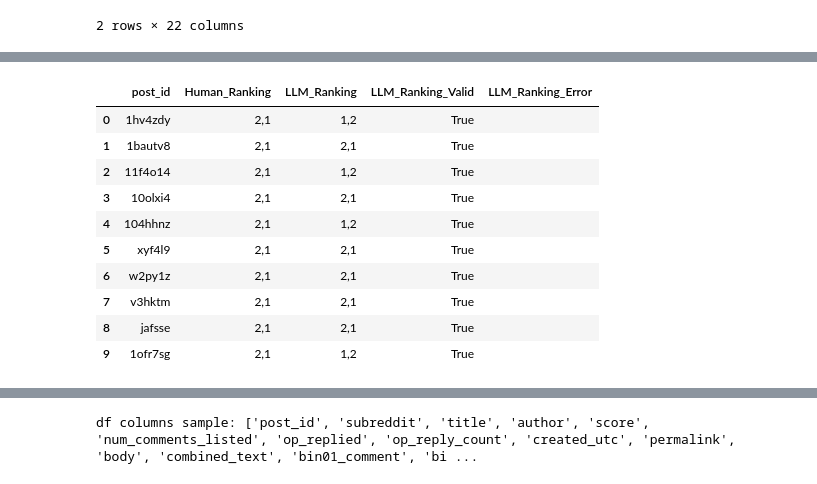
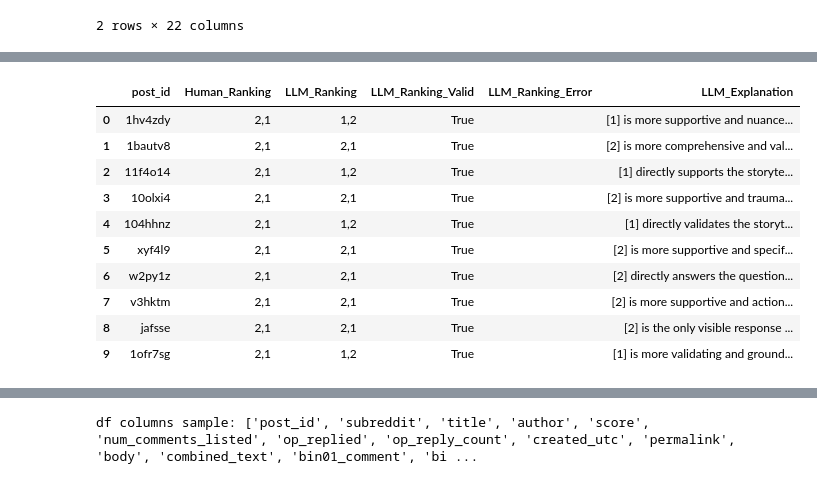
Before and after one commit to Sanjeev2601/ambivalent-stories, a Jupyter notebook: jupyter-notebooks/Ranking.ipynb, the cells around one changed output, grey strips where cells are left out. Cells and saved outputs as stored; diff of their text form; code cells hidden in the pictures.

Commit message:
Explanation in prompt and then IRA

```diff
--- a/jupyter-notebooks/Ranking.ipynb
+++ b/jupyter-notebooks/Ranking.ipynb
@@ -115,9 +106,9 @@ This means comment [1] is ranked 2nd, comment [2] is ranked 1st, comments [3] is
 NOTE : TIES ARE NOT ALLOWED.
 
 IMPORTANT OUTPUT FORMAT:
-Return EXACTLY one line in this format:
-Ranking: <your ranking>
-No extra text.
+Return EXACTLY these 2 lines (no extra lines, no blank lines):
+Ranking: <comma-separated permutation of 1..{n} in best-to-worst order>
+Explanation: <brief explanation>
 
 STORY:
 {story}
@@ -126,7 +117,7 @@ RESPONSES:
 {responses}
 """
 
-def build_prompt(story: str, comments: list[str]) -> str:
+def build_prompt(story: str, comments: list[str]) -> tuple[str, list[str]]:
     clean = []
     for c in comments:
         if c is None:
@@ -137,9 +128,10 @@ def build_prompt(story: str, comments: list[str]) -> str:
 
     responses_block = "\n".join([f"[{i}] {c}" for i, c in enumerate(clean, start=1)])
 
-    return PROMPT_TEMPLATE.format(
+    prompt = PROMPT_TEMPLATE.format(
         n=len(clean),
         story=str(story).strip(),
         responses=responses_block
     )
+    return prompt, clean
 # %%
@@ -285,26 +275,29 @@ MODEL OUTPUT: Ranking: 1,2
 # Initialize as string/object dtype to avoid FutureWarning
 df["Human_Ranking"] = pd.Series([None] * len(df), dtype="object")
 df["LLM_Ranking"] = pd.Series([None] * len(df), dtype="object")
+df["LLM_Explanation"] = pd.Series([None] * len(df), dtype="object")   # ✅ new
 df["LLM_Ranking_Error"] = pd.Series([None] * len(df), dtype="object")
 
 # bool column
-df["LLM_Ranking_Valid"] = False
+df["LLM_Ranking_Valid"] = pd.Series([False] * len(df), dtype="bool")  # ✅ explicit
 # %%
 START_ROW = 0
 END_ROW = len(df)          # whole file
 SLEEP_BETWEEN = 0.3        # pacing
 
-# Prepare output columns with string-safe dtypes
-df["Human_Ranking"] = ""
-df["LLM_Ranking"] = ""
-df["LLM_Ranking_Valid"] = False
-df["LLM_Ranking_Error"] = ""
-
 for idx in tqdm(range(START_ROW, END_ROW)):
     row = df.iloc[idx]
     story = get_story_text(row)
     comments = get_comments_list(row)
-    n = len(comments)
+
+    # If no story, skip LLM
+    if not story or str(story).strip() == "":
+        df.at[idx, "LLM_Ranking_Error"] = "Skipped (missing story text)"
+        continue
+
+    # Build prompt and use CLEANED comments count (this is what model sees)
+    prompt, comments_clean = build_prompt(story, comments)
+    n = len(comments_clean)
 
     # Human ranking in DESCENDING order: n,n-1,...,1
     if n > 0:
@@ -312,37 +305,43 @@ for idx in tqdm(range(START_ROW, END_ROW)):
     else:
         df.at[idx, "Human_Ranking"] = ""
 
-    # If no story, skip LLM
-    if not story or str(story).strip() == "":
-        df.at[idx, "LLM_Ranking_Error"] = "Skipped (missing story text)"
-        continue
-
     # If fewer than 2 comments, nothing to rank
     if n < 2:
         df.at[idx, "LLM_Ranking_Error"] = f"Skipped (n_comments_used={n})"
         continue
 
-    prompt = build_prompt(story, comments)
-
     try:
         raw = call_ranker(prompt)
-        parsed = parse_ranking_line(raw, n=n)
 
-        df.at[idx, "LLM_Ranking"] = parsed["ranking"] if parsed["ranking"] is not None else raw
+        ranking_line = extract_ranking_line(raw)
+        explanation_line = extract_explanation_line(raw)
+
+        parsed = parse_ranking_line(ranking_line, n=n)
+
+        df.at[idx, "LLM_Ranking"] = parsed["ranking"] if parsed["ranking"] is not None else ""
         df.at[idx, "LLM_Ranking_Valid"] = bool(parsed["valid"])
         df.at[idx, "LLM_Ranking_Error"] = parsed["error"] if parsed["error"] else ""
 
-        if not parsed["valid"] and (df.at[idx, "LLM_Ranking"] == "" or str(df.at[idx, "LLM_Ranking"]).lower() == "nan"):
-            df.at[idx, "LLM_Ranking"] = raw
+        # store explanation (strip the label)
+        if explanation_line:
+            df.at[idx, "LLM_Explanation"] = explanation_line.split(":", 1)[1].strip()
+        else:
+            df.at[idx, "LLM_Explanation"] = ""
+
+        # If parsing failed, keep raw output for debugging (optional)
+        if not parsed["valid"]:
+            # store the raw output somewhere useful
+            if df.at[idx, "LLM_Ranking"] == "":
+                df.at[idx, "LLM_Ranking"] = ranking_line  # at least keep what we tried to parse
 
     except Exception as e:
         df.at[idx, "LLM_Ranking_Error"] = str(e)
 
     time.sleep(SLEEP_BETWEEN)
 
-OUT_PATH = "Ambivalent_Binning_with_Rankings_d0_2.csv"
+OUT_PATH = "Ambivalent_Binning_with_Rankings_d0_4.csv"
 df.to_csv(OUT_PATH, index=False)
 print("Saved:", OUT_PATH)
 
-df[["post_id", "Human_Ranking", "LLM_Ranking", "LLM_Ranking_Valid", "LLM_Ranking_Error"]].head(10)
+df[["post_id", "Human_Ranking", "LLM_Ranking", "LLM_Ranking_Valid", "LLM_Ranking_Error", "LLM_Explanation"]].head(10)
 # %% [output]
@@ -350,14 +349,14 @@ Saved: Ambivalent_Binning_with_Rankings_d0_2.csv
-|  | post_id | Human_Ranking | LLM_Ranking | LLM_Ranking_Valid | LLM_Ranking_Error |
-| 0 | 1hv4zdy | 2,1 | 1,2 | True |  |
-| 1 | 1bautv8 | 2,1 | 2,1 | True |  |
-| 2 | 11f4o14 | 2,1 | 1,2 | True |  |
-| 3 | 10olxi4 | 2,1 | 2,1 | True |  |
-| 4 | 104hhnz | 2,1 | 1,2 | True |  |
-| 5 | xyf4l9 | 2,1 | 2,1 | True |  |
-| 6 | w2py1z | 2,1 | 2,1 | True |  |
-| 7 | v3hktm | 2,1 | 2,1 | True |  |
-| 8 | jafsse | 2,1 | 2,1 | True |  |
-| 9 | 1ofr7sg | 2,1 | 1,2 | True |  |
+|  | post_id | Human_Ranking | LLM_Ranking | LLM_Ranking_Valid | LLM_Ranking_Error | LLM_Explanation |
+| 0 | 1hv4zdy | 2,1 | 1,2 | True |  | [1] is more supportive and nuance... |
+| 1 | 1bautv8 | 2,1 | 2,1 | True |  | [2] is more comprehensive and val... |
+| 2 | 11f4o14 | 2,1 | 1,2 | True |  | [1] directly supports the storyte... |
+| 3 | 10olxi4 | 2,1 | 2,1 | True |  | [2] is more supportive and trauma... |
+| 4 | 104hhnz | 2,1 | 1,2 | True |  | [1] directly validates the storyt... |
+| 5 | xyf4l9 | 2,1 | 2,1 | True |  | [2] is more supportive and specif... |
+| 6 | w2py1z | 2,1 | 2,1 | True |  | [2] directly answers the question... |
+| 7 | v3hktm | 2,1 | 2,1 | True |  | [2] is more supportive and action... |
+| 8 | jafsse | 2,1 | 2,1 | True |  | [2] is the only visible response ... |
+| 9 | 1ofr7sg | 2,1 | 1,2 | True |  | [1] is more validating and ground... |
 # %%
 import pandas as pd
 import numpy as np
```
Also changed, not shown: parts of 8 cells of this notebook, 2 other files.
